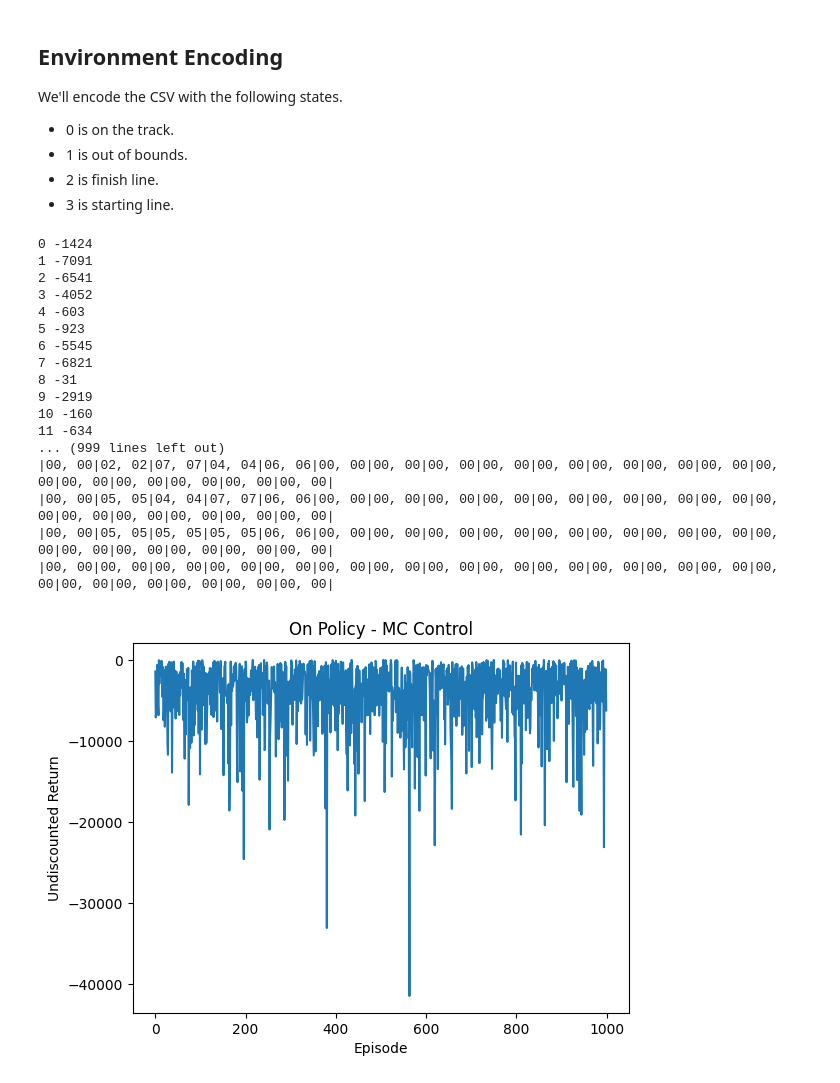
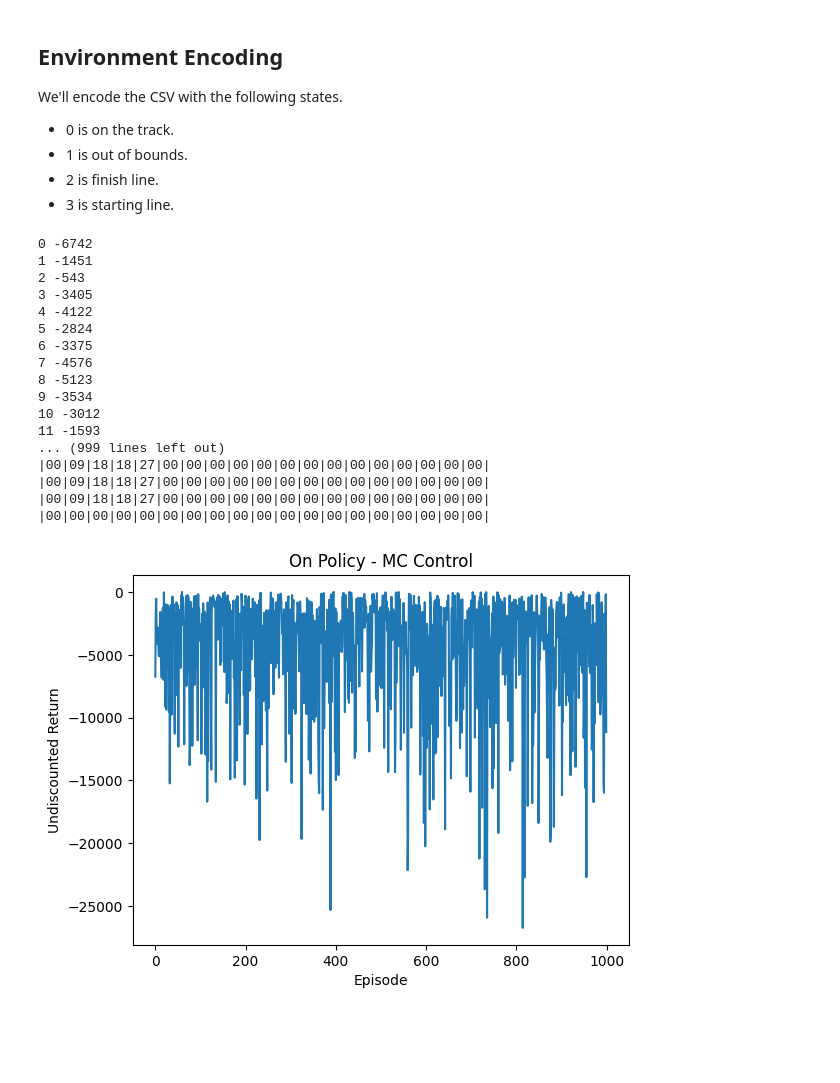
Before and after one commit to iSkytran/rlexercises, a Jupyter notebook: monte_carlo.ipynb, the cells around one changed output. Saved outputs shown, nothing was run; the diff lists cells and outputs as text; code cells hidden in the pictures; blank space fills up the shorter version.

```diff
--- a/monte_carlo.ipynb
+++ b/monte_carlo.ipynb
@@ -29,6 +29,8 @@ class Environment():
 
     ACTION_SPACE = len(ACTIONS)
 
+    VELOCITY_BOUND = (-10, 10)
+
     def __init__(self, path: str) -> None:
         self.racetrack: npt.NDArray = np.loadtxt(path, delimiter=",")
         self.starts: npt.NDArray = np.argwhere(self.racetrack == 3)
@@ -39,8 +41,9 @@ class Environment():
         return [*self.ACTIONS]
 
     def reset(self) -> None:
-        self.state: npt.NDArray = self.starts[np.random.choice(self.starts.shape[0]), :].copy()
-        self.velocity: npt.NDArray = np.zeros(2, dtype=np.int32)
+        # First 2 indexes are positions, last 2 indexes are velocity.
+        self.state: npt.NDArray = np.zeros(4, dtype=np.int32)
+        self.state[:2]= self.starts[np.random.choice(self.starts.shape[0]), :].copy()
 
     def step(self, action: int, randomness: int = 0.1) -> Tuple[npt.NDArray, npt.NDArray, bool]:
         done = False
@@ -48,17 +51,22 @@ class Environment():
 
         # Don't change velocity with some randomness.
         if np.random.rand() >= randomness:
-            self.velocity += self.ACTIONS[action]
-        self.state += self.velocity
+            self.state[2:] += self.ACTIONS[action]
+
+        # Constrain velocity to min and max.
+        self.state[2:].clip(*self.VELOCITY_BOUND, out=self.state[2:])
+
+        # Update state.
+        self.state[:2] += self.state[2:]
 
         # Constrain to within racetrack array.
-        self.state.clip(0, np.array(self.racetrack.shape) - 1, out=self.state)
+        self.state[:2].clip(0, np.array(self.racetrack.shape) - 1, out=self.state[:2])
 
         # State checks. Ignore starting state as it's only used for initialization.
-        if self.racetrack[tuple(self.state)] == 1:
+        if self.racetrack[tuple(self.state[:2])] == 1:
             reward -= 10
             self.reset()
-        elif self.racetrack[tuple(self.state)] == 2:
+        elif self.racetrack[tuple(self.state[:2])] == 2:
             reward += 10
             done = True
 
@@ -166,26 +153,26 @@ class Agent():
                         self.policy[state_idx, a] = self.epsilon / self.env.ACTION_SPACE
 # %%
 env = Environment("./racetrack2.csv")
-agent_first_visit = Agent(env)
-agent_first_visit.first_visit_mc()
-agent_first_visit.print_action()
-agent_first_visit.plot_rewards()
+agent = Agent(env)
+agent.mc()
+agent.print_action()
+agent.plot_rewards()
 # %% [output]
-0 -1424
-1 -7091
-2 -6541
-3 -4052
-4 -603
-5 -923
-6 -5545
-7 -6821
-8 -31
-9 -2919
-10 -160
-11 -634
+0 -6742
+1 -1451
+2 -543
+3 -3405
+4 -4122
+5 -2824
+6 -3375
+7 -4576
+8 -5123
+9 -3534
+10 -3012
+11 -1593
 ... (999 lines left out)
-|00, 00|02, 02|07, 07|04, 04|06, 06|00, 00|00, 00|00, 00|00, 00|00, 00|00, 00|00, 00|00, 00|00, 00|00, 00|00, 00|00, 00|00, 00|00, 00|
-|00, 00|05, 05|04, 04|07, 07|06, 06|00, 00|00, 00|00, 00|00, 00|00, 00|00, 00|00, 00|00, 00|00, 00|00, 00|00, 00|00, 00|00, 00|00, 00|
-|00, 00|05, 05|05, 05|05, 05|06, 06|00, 00|00, 00|00, 00|00, 00|00, 00|00, 00|00, 00|00, 00|00, 00|00, 00|00, 00|00, 00|00, 00|00, 00|
-|00, 00|00, 00|00, 00|00, 00|00, 00|00, 00|00, 00|00, 00|00, 00|00, 00|00, 00|00, 00|00, 00|00, 00|00, 00|00, 00|00, 00|00, 00|00, 00|
+|00|09|18|18|27|00|00|00|00|00|00|00|00|00|00|00|00|00|00|
+|00|09|18|18|27|00|00|00|00|00|00|00|00|00|00|00|00|00|00|
+|00|09|18|18|27|00|00|00|00|00|00|00|00|00|00|00|00|00|00|
+|00|00|00|00|00|00|00|00|00|00|00|00|00|00|00|00|00|00|00|
-[figure, old version]
+[figure, new version]
```
Also changed, not shown: parts of 2 cells of this notebook, 1 other file.
